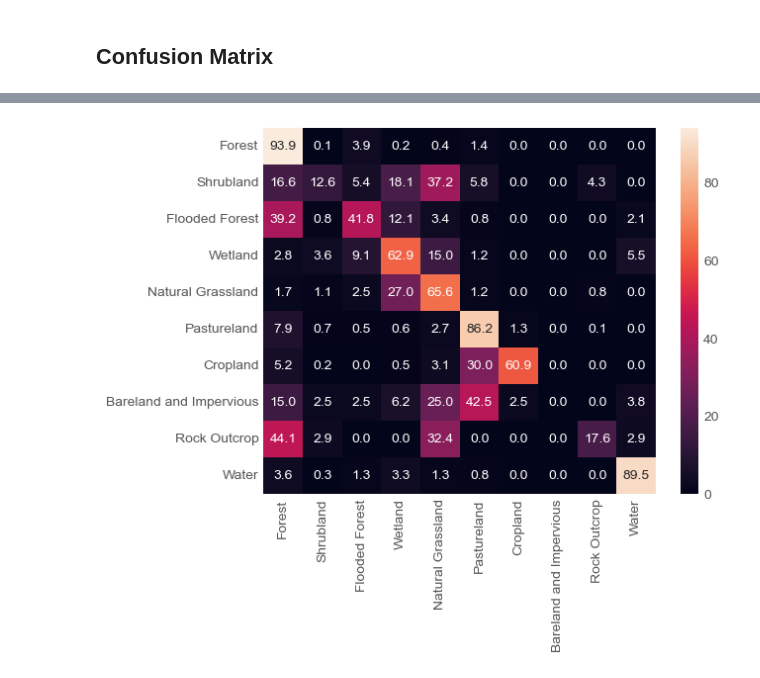
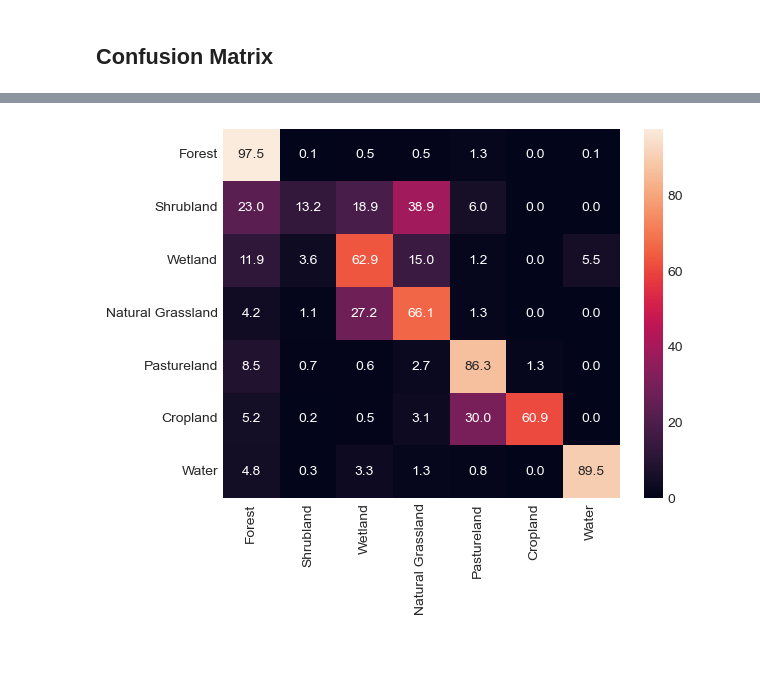
Before and after one commit to cgi-imazon/paper_frontiers, a Jupyter notebook: accuracy/02_get_charts.ipynb, the cells around one changed output, grey strips where cells are left out. Drawn from its saved outputs; the diff is of its cells as text; code cells hidden in the pictures.

```diff
--- a/accuracy/02_get_charts.ipynb
+++ b/accuracy/02_get_charts.ipynb
@@ -8,56 +9,56 @@ import matplotlib.pyplot as plt
 ## Config Session
 ### This session contains static information essential to the code
 # %%
-PATH_FILE_HOMO = 'data/metrics_accuracy_homo'
-PATH_FILE_TEST = 'data/metrics_accuracy_test'
+PATH_FILE = 'data/metrics_acc'
 # PATH_FILE_HOMO = 'data/metrics_accuracy_test'
 
 
+METRICS_CHART = [
+    'Overall Accuracy',
+    'Omission Error',
+    'Comission Error'
+]
 
 YEARS = list(range(1985, 2022, 1))
 
-TARGET_CLASS = 'Forest'
 TARGET_YEAR = 2021
+
+COLORS = [
+    '#006400', '#00ff00', '#45c2a5', '#b8af4f', '#ffd966', '#e974ed', '#0000ff'
+]
 
 CLASSES = {
     3: 'Forest',
     4: 'Shrubland',
-    6: 'Flooded Forest',
+    #6: 'Flooded Forest',
     11: 'Wetland',
     12: 'Natural Grassland',
     15: 'Pastureland',
     18: 'Cropland',
-    22: 'Bareland and Impervious',
-    29: 'Rock Outcrop',
+    #22: 'Bareland and Impervious',
+    #29: 'Rock Outcrop',
     33: 'Water'
 }
 # %% [markdown]
 ## Input Data
 ### This session we load the input data, files to perform calculations
 # %%
-df_cm = pd.read_csv(PATH_FILE_HOMO + f'/confusion_matrix_{TARGET_YEAR}.csv', index_col=0)
-df_cm_perc = pd.read_csv(PATH_FILE_HOMO + f'/confusion_matrix_percentage_{TARGET_YEAR}.csv', index_col=0)
+df_cm = pd.read_csv(PATH_FILE + f'/confusion_matrix_{TARGET_YEAR}.csv', index_col=0)
+df_cm_perc = pd.read_csv(PATH_FILE + f'/confusion_matrix_percentage_{TARGET_YEAR}.csv', index_col=0)
 
-df_cm_ = pd.read_csv(PATH_FILE_TEST + f'/confusion_matrix_{TARGET_YEAR}.csv', index_col=0)
-df_cm_perc_ = pd.read_csv(PATH_FILE_TEST + f'/confusion_matrix_percentage_{TARGET_YEAR}.csv', index_col=0)
 
 df_metrics = []
-df_metrics_ = []
+
 
 for year in YEARS:
-    df = pd.read_csv(f'{PATH_FILE_HOMO}/metrics_{year}.csv')
+    df = pd.read_csv(f'{PATH_FILE}/metrics_{year}.csv')
     df['year'] = year
     df_metrics.append(df)
 
-    df_ = pd.read_csv(f'{PATH_FILE_TEST}/metrics_{year}.csv')
-    df_['year'] = year
-    df_metrics_.append(df_)
 
 df_metrics = pd.concat(df_metrics)
 df_metrics = df_metrics.rename(columns={'Unnamed: 0': 'classe'})
 
-df_metrics_ = pd.concat(df_metrics_)
-df_metrics_ = df_metrics_.rename(columns={'Unnamed: 0': 'classe'})
+df_overall_acc = pd.read_csv(f'{PATH_FILE}/overall_acc.csv')
 
-df_overall_acc_v1 = pd.read_csv(f'{PATH_FILE_HOMO}/overall_acc.csv')
-df_overall_acc_v2 = pd.read_csv(f'{PATH_FILE_TEST}/overall_acc.csv')
+df_overall_acc = df_overall_acc[['year', 'acc']]
@@ -76,11 +99,11 @@ df_overall_acc = df_overall_acc[['year', 'acc', 'version']]
 
 # fig, ax = plt.subplots()
 plt.style.use('ggplot')
-# plt.style.use('seaborn-white')
+plt.style.use('seaborn-white')
 
 g = sns.relplot(
     data=df_overall_acc, x="year", y="acc",linewidth=3,
-    hue="version", kind="line", palette=['black', 'red']
+    kind="line", palette=['black']
 )
 
 g.set_axis_labels("", "Overall Accuracy")
@@ -128,8 +148,8 @@ df_cm_perc
 # %%
-df_heat = df_cm_perc_.loc[~df_cm_perc_.index.isin(CLASSES.keys())]
+df_heat = df_cm_perc.loc[~df_cm_perc.index.isin(CLASSES.keys())]
 
 sns.heatmap(df_heat[CLASSES.values()], annot=True, fmt=".1f")
 
 plt.show()
 # %% [output]
-[figure, old version]
+[figure, new version]
```
Also changed, not shown: parts of 17 cells of this notebook, 4 other files.
